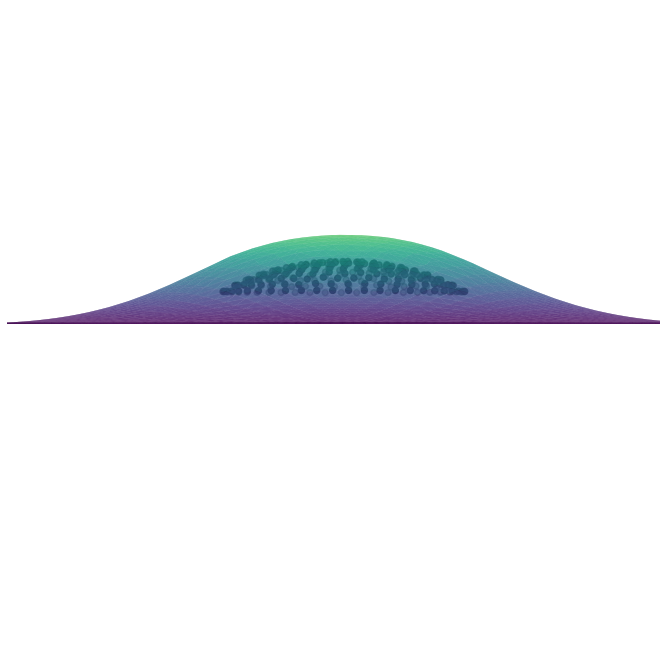
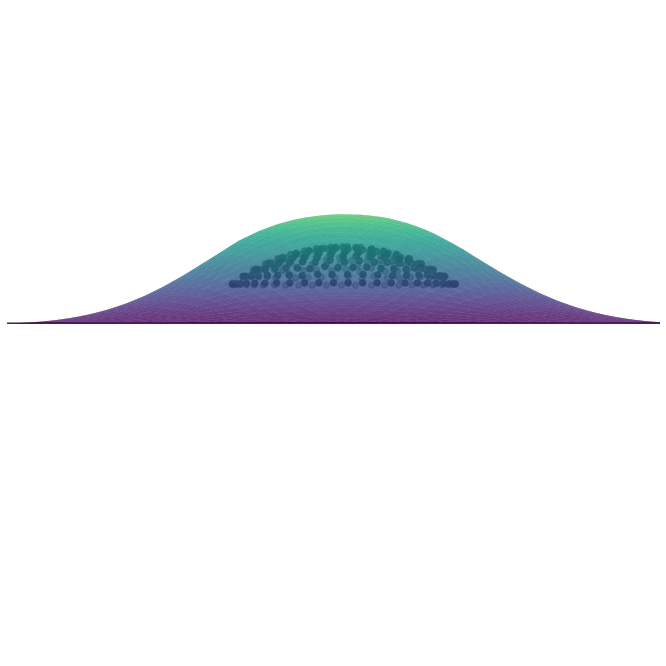
The change to this notebook cell's code, shown as a diff; its figure went from the first image to the second:
--- before
+++ after
@@ -23,4 +23,6 @@
 ax.set_ylim3d(-50.0, 50.0)
 ax.set_zlim3d(-50.0, 50.0)
+# Force equal scaling in 3D
+ax.set_box_aspect([1, 1, 1])
 ax.set_axis_off()
 if is_legend_plotted:
@@ -29,2 +31,3 @@
 
 plt.savefig(outfile + "gags_membrane_2deg_uniform_zscale_zoomin2x_viridis.svg", format = 'svg')
+plt.savefig("/Users/yueying/Downloads/den0_membrane_0deg_uniform_zscale_zoomin2x_viridis.svg", format = 'svg')

Commit: Add plot vertex for two examples of changed spont curv results